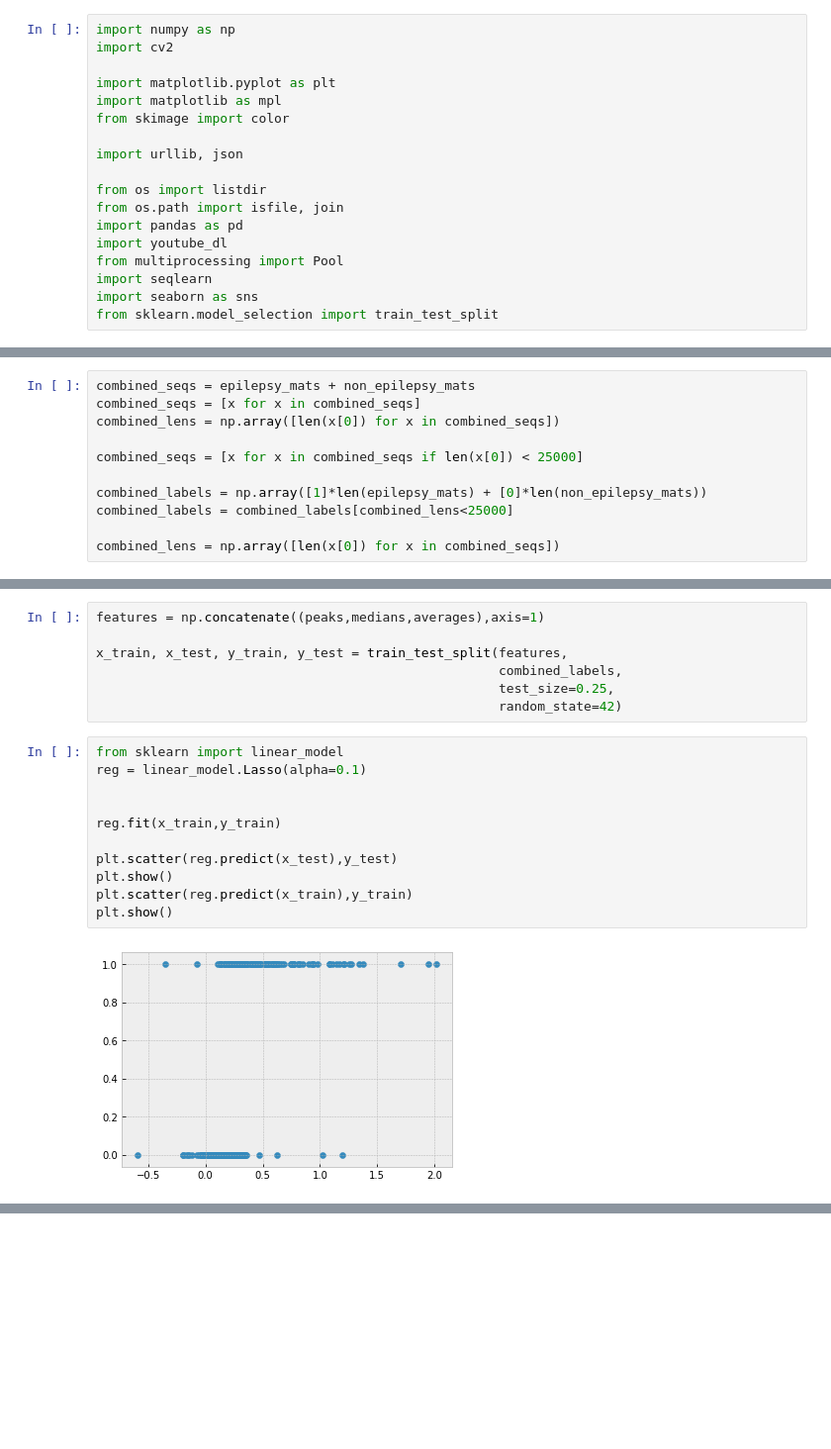
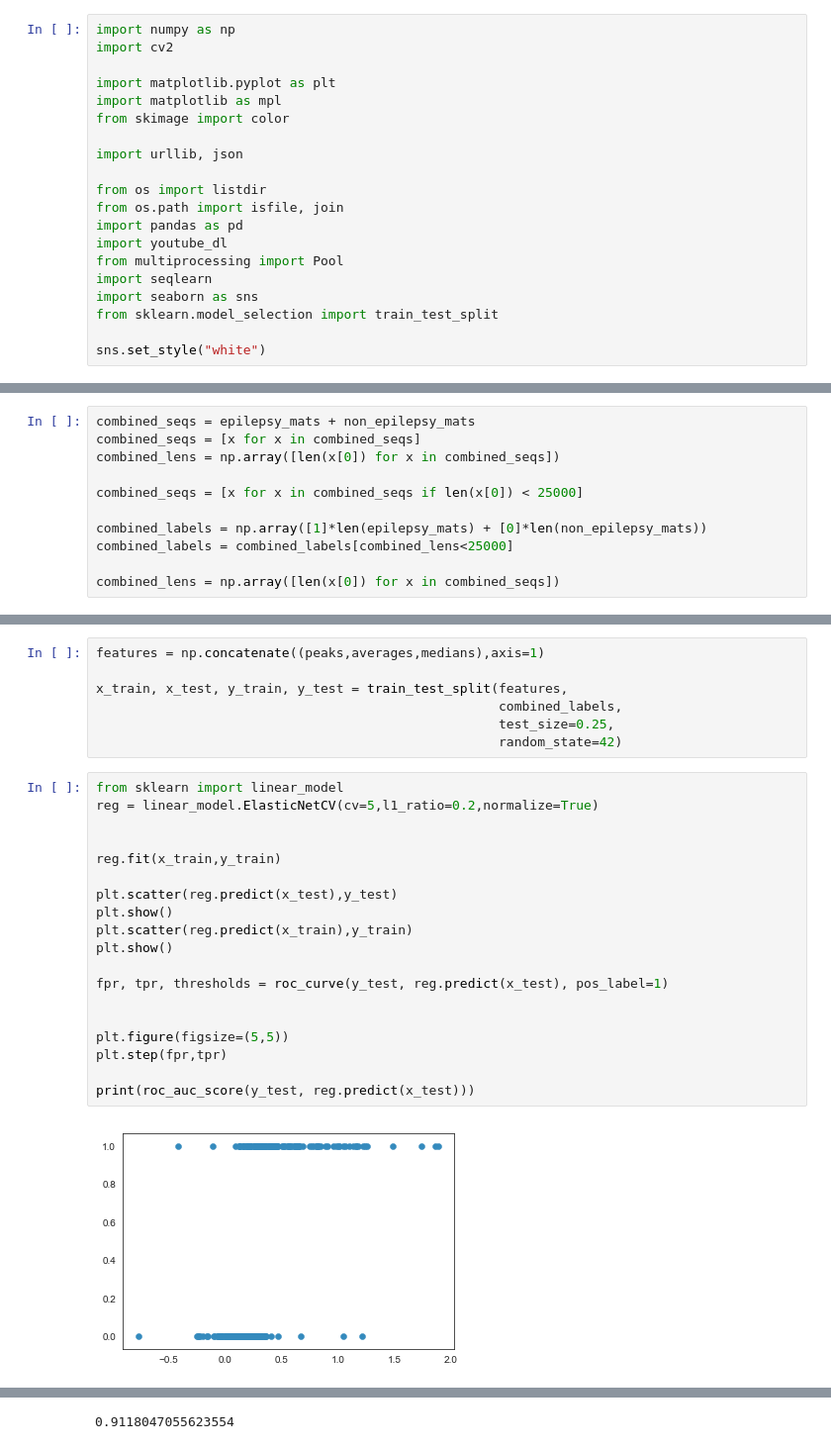
Before and after one commit to taehyoungjo/flickerfilter, a Jupyter notebook: analysis/test_analysis.ipynb, the cells around one changed output, grey strips where cells are left out. Shown: that part at 99% size. Drawn from its saved outputs; the diff is of its cells as text; blank space fills up the shorter version.

```diff
--- a/analysis/test_analysis.ipynb
+++ b/analysis/test_analysis.ipynb
@@ -241,6 +16,8 @@ from multiprocessing import Pool
 import seqlearn
 import seaborn as sns
 from sklearn.model_selection import train_test_split
+
+sns.set_style("white")
 # %%
 api_key = "AIzaSyD6ua-fFOluDw0OfyWWGS_M5B7J8sfiRP0"
 
@@ -654,5 +459,5 @@ averages = np.array([np.average(x,axis=1) for x in combined_seqs])
 # %%
-features = np.concatenate((peaks,medians,averages),axis=1)
+features = np.concatenate((peaks,averages,medians),axis=1)
 
 x_train, x_test, y_train, y_test = train_test_split(features,
                                                     combined_labels,
@@ -660,14 +465,22 @@ x_train, x_test, y_train, y_test = train_test_split(features,
                                                     random_state=42)
 # %%
 from sklearn import linear_model
-reg = linear_model.Lasso(alpha=0.1)
+reg = linear_model.ElasticNetCV(cv=5,l1_ratio=0.2,normalize=True)
 
 
 reg.fit(x_train,y_train)
 
 plt.scatter(reg.predict(x_test),y_test)
 plt.show()
 plt.scatter(reg.predict(x_train),y_train)
 plt.show()
+
+fpr, tpr, thresholds = roc_curve(y_test, reg.predict(x_test), pos_label=1)
+
+
+plt.figure(figsize=(5,5))
+plt.step(fpr,tpr)
+
+print(roc_auc_score(y_test, reg.predict(x_test)))
 # %% [output]
-[figure, old version]
+[figure, new version]
@@ -674,0 +488 @@ plt.show()
+0.9118047055623554
```
Also changed, not shown: parts of 17 cells of this notebook, 5 other files.
